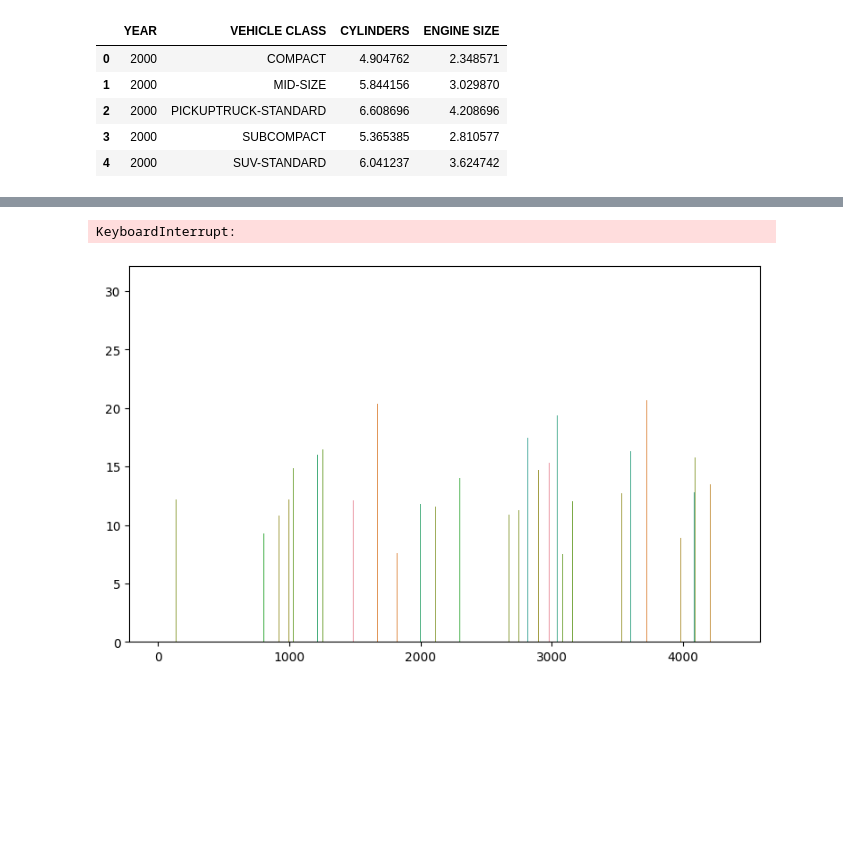
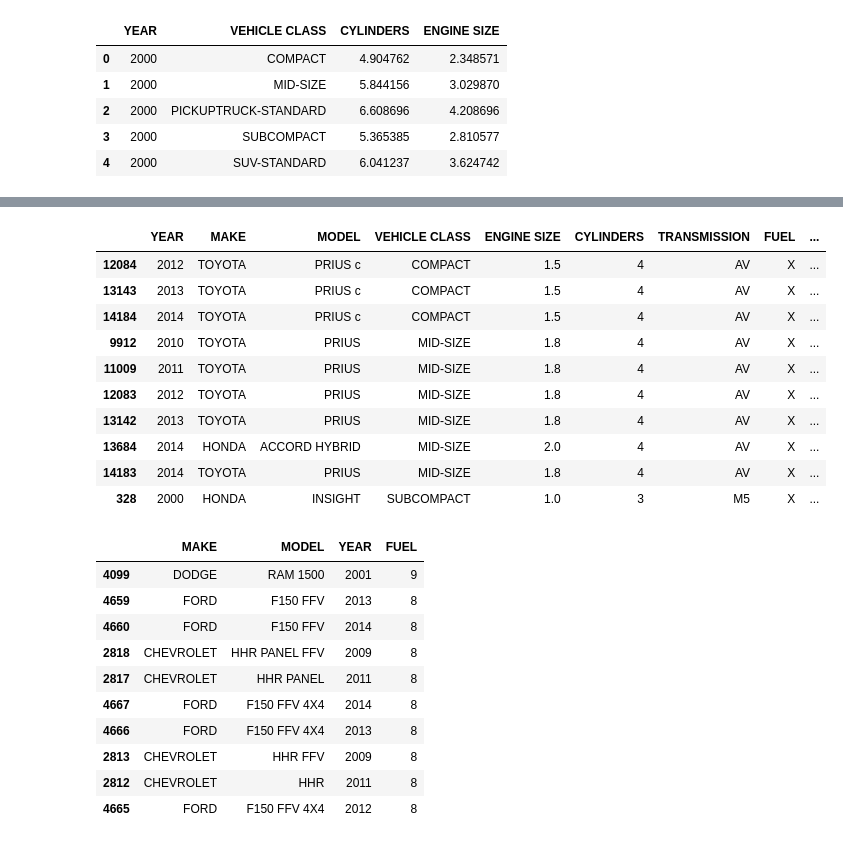
Before and after one commit to CassieCcL/Fuel_Consumption, a Jupyter notebook: fuel_consumption.ipynb, the cells around one changed output, grey strips where cells are left out. Drawn from its saved outputs; the diff is of its cells as text; code cells hidden in the pictures; blank space fills up the shorter version.

```diff
--- a/fuel_consumption.ipynb
+++ b/fuel_consumption.ipynb
@@ -278,10 +236,34 @@ model_df.head()
-# %%
-# Barplot the relationships
-fig1 = plt.figure(figsize=(20,12))
-# car_model vs. Fuel consumption
-ax1 = plt.subplot(2,2,1)
-sns.barplot(model_df, x="car_model", y="FUEL CONSUMPTION", hue="YEAR")
-plt.title("How fuel consumption changed with the make of the year")
-# %% [output]
-KeyboardInterrupt:
-[figure, removed]
+# %%
+# Do people prefer cars with the lowest fuel consumption?
+
+# 10 cars with the lowest fuel consumption
+fuel_low = fuel_df.nsmallest(10, "FUEL CONSUMPTION")
+fuel_low
+# %% [output]
+|  | YEAR | MAKE | MODEL | VEHICLE CLASS | ENGINE SIZE | CYLINDERS | TRANSMISSION | FUEL | ... |
+| 12084 | 2012 | TOYOTA | PRIUS c | COMPACT | 1.5 | 4 | AV | X | ... |
+| 13143 | 2013 | TOYOTA | PRIUS c | COMPACT | 1.5 | 4 | AV | X | ... |
+| 14184 | 2014 | TOYOTA | PRIUS c | COMPACT | 1.5 | 4 | AV | X | ... |
+| 9912 | 2010 | TOYOTA | PRIUS | MID-SIZE | 1.8 | 4 | AV | X | ... |
+| 11009 | 2011 | TOYOTA | PRIUS | MID-SIZE | 1.8 | 4 | AV | X | ... |
+| 12083 | 2012 | TOYOTA | PRIUS | MID-SIZE | 1.8 | 4 | AV | X | ... |
+| 13142 | 2013 | TOYOTA | PRIUS | MID-SIZE | 1.8 | 4 | AV | X | ... |
+| 13684 | 2014 | HONDA | ACCORD HYBRID | MID-SIZE | 2.0 | 4 | AV | X | ... |
+| 14183 | 2014 | TOYOTA | PRIUS | MID-SIZE | 1.8 | 4 | AV | X | ... |
+| 328 | 2000 | HONDA | INSIGHT | SUBCOMPACT | 1.0 | 3 | M5 | X | ... |
+# %%
+# 10 most popular cars
+popular_cars = fuel_df.groupby(["MAKE","MODEL", "YEAR"], as_index=False)["FUEL"].count().sort_values(by="FUEL", ascending=False)
+popular_cars[:10]
+# %% [output]
+|  | MAKE | MODEL | YEAR | FUEL |
+| 4099 | DODGE | RAM 1500 | 2001 | 9 |
+| 4659 | FORD | F150 FFV | 2013 | 8 |
+| 4660 | FORD | F150 FFV | 2014 | 8 |
+| 2818 | CHEVROLET | HHR PANEL FFV | 2009 | 8 |
+| 2817 | CHEVROLET | HHR PANEL | 2011 | 8 |
+| 4667 | FORD | F150 FFV 4X4 | 2014 | 8 |
+| 4666 | FORD | F150 FFV 4X4 | 2013 | 8 |
+| 2813 | CHEVROLET | HHR FFV | 2009 | 8 |
+| 2812 | CHEVROLET | HHR | 2011 | 8 |
+| 4665 | FORD | F150 FFV 4X4 | 2012 | 8 |
```
Also changed, not shown: parts of 28 cells of this notebook.
